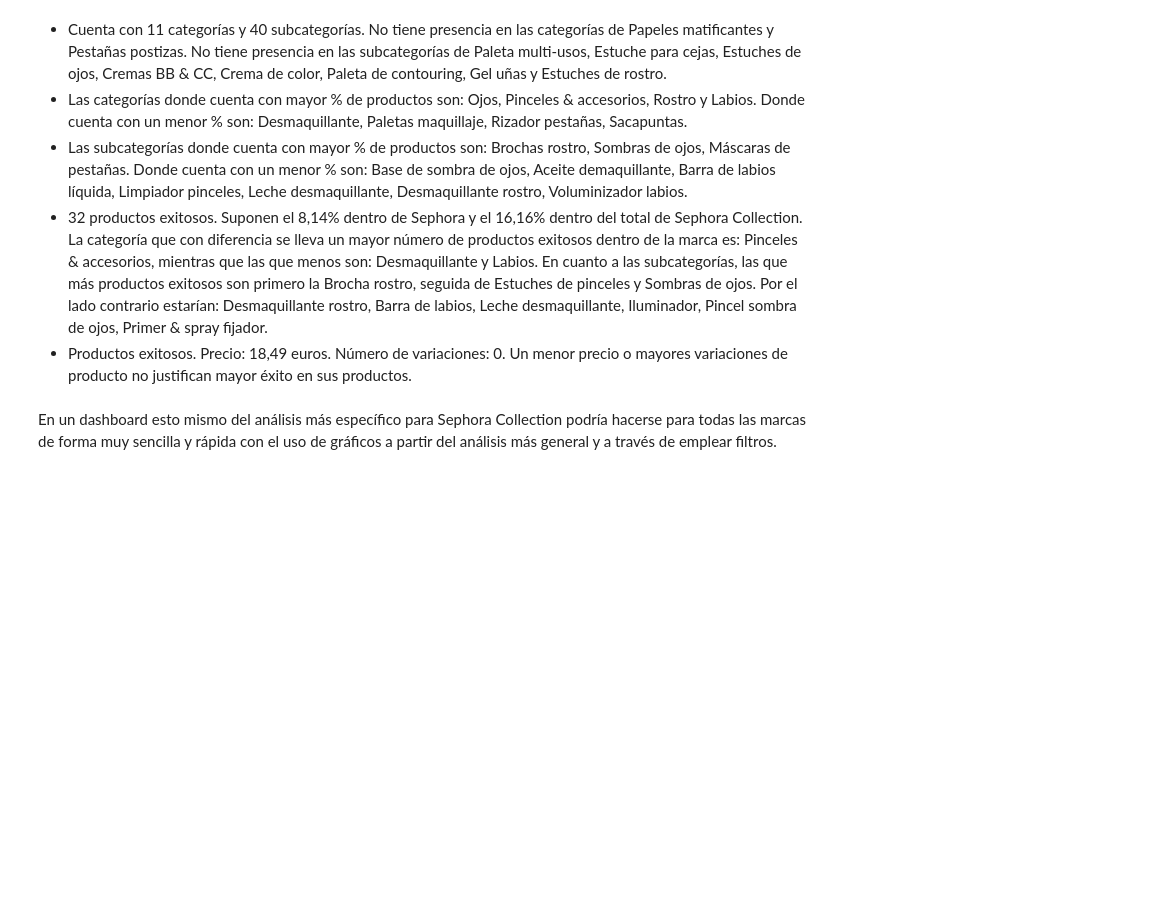
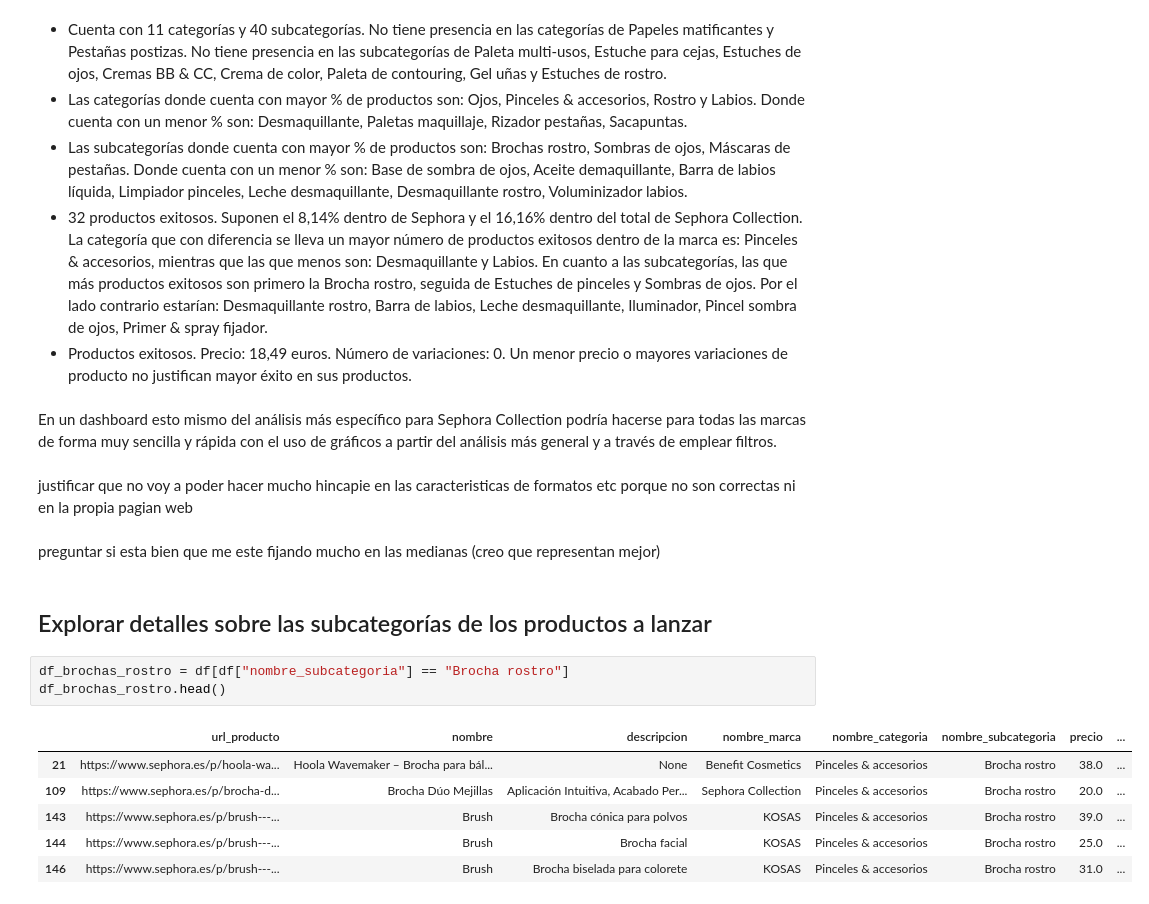
Before and after one commit to raquelscv/proyecto_final_sephora, a Jupyter notebook: eda.ipynb, the cells around one changed output. Saved outputs shown, nothing was run; the diff lists cells and outputs as text; blank space fills up the shorter version.

Commit message:
Más avances análisis específico de Sephora Collection

```diff
--- a/eda_general.ipynb
+++ b/eda.ipynb
@@ -861,3 +893,19 @@ variaciones_median_subcat.head()
 - Productos exitosos. Precio: 18,49 euros. Número de variaciones: 0. Un menor precio o mayores variaciones de producto no justifican mayor éxito en sus productos.
 # %% [markdown]
 En un dashboard esto mismo del análisis más específico para Sephora Collection podría hacerse para todas las marcas de forma muy sencilla y rápida con el uso de gráficos a partir del análisis más general y a través de emplear filtros.
+# %% [markdown]
+justificar que no voy a poder hacer mucho hincapie en las caracteristicas de formatos etc porque no son correctas ni en la propia pagian web
+# %% [markdown]
+preguntar si esta bien que me este fijando mucho en las medianas (creo que representan mejor)
+# %% [markdown]
+## Explorar detalles sobre las subcategorías de los productos a lanzar
+# %%
+df_brochas_rostro = df[df["nombre_subcategoria"] == "Brocha rostro"]
+df_brochas_rostro.head()
+# %% [output]
+|  | url_producto | nombre | descripcion | nombre_marca | nombre_categoria | nombre_subcategoria | precio | ... |
+| 21 | https://www.sephora.es/p/hoola-wa... | Hoola Wavemaker – Brocha para bál... | None | Benefit Cosmetics | Pinceles & accesorios | Brocha rostro | 38.0 | ... |
+| 109 | https://www.sephora.es/p/brocha-d... | Brocha Dúo Mejillas | Aplicación Intuitiva, Acabado Per... | Sephora Collection | Pinceles & accesorios | Brocha rostro | 20.0 | ... |
+| 143 | https://www.sephora.es/p/brush---... | Brush | Brocha cónica para polvos | KOSAS | Pinceles & accesorios | Brocha rostro | 39.0 | ... |
+| 144 | https://www.sephora.es/p/brush---... | Brush | Brocha facial | KOSAS | Pinceles & accesorios | Brocha rostro | 25.0 | ... |
+| 146 | https://www.sephora.es/p/brush---... | Brush | Brocha biselada para colorete | KOSAS | Pinceles & accesorios | Brocha rostro | 31.0 | ... |
```
Also changed, not shown: parts of 20 cells of this notebook.
